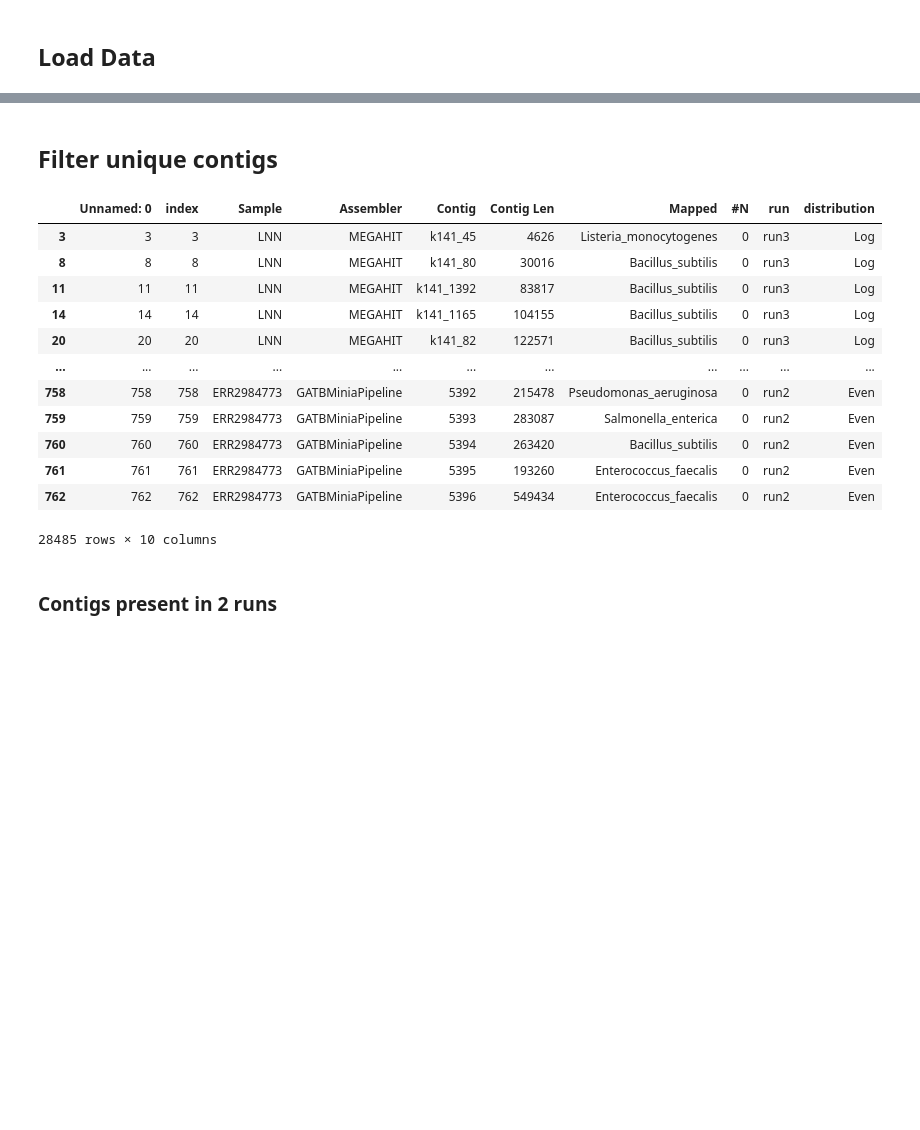
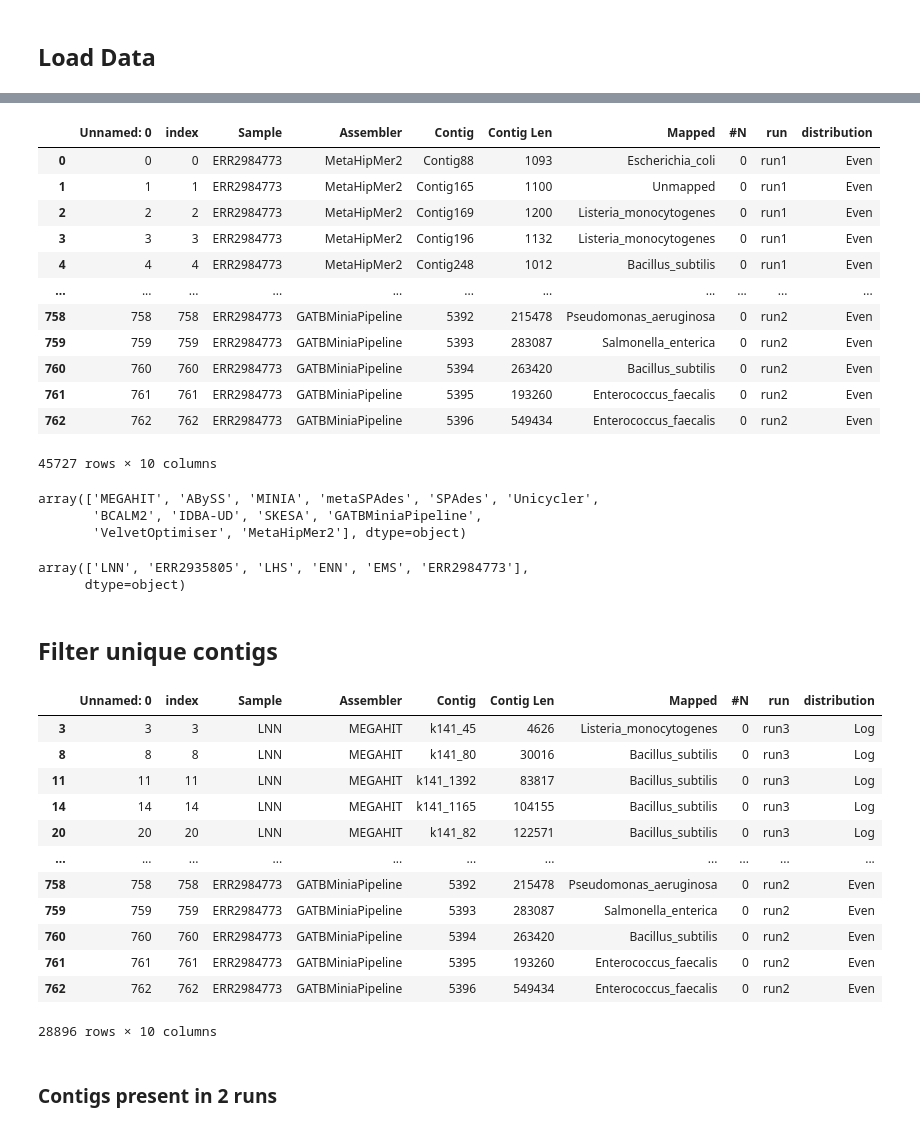
Before and after one commit to B-UMMI/LMAS_Manuscript_Analysis, a Jupyter notebook: Analysis/3. Assembler Rubustness.ipynb, the cells around one changed output, grey strips where cells are left out. Drawn from its saved outputs; the diff is of its cells as text; code cells hidden in the pictures; blank space fills up the shorter version.

```diff
--- a/Analysis/3. Assembler Rubustness.ipynb
+++ b/Analysis/3. Assembler Rubustness.ipynb
@@ -66,7 +71,35 @@ contig_size_df
+# %%
+bolinha = contig_size_df[ ~((contig_size_df['Sample'] == 'ERR2984773') & (contig_size_df['Assembler'] == 'ABySS')) ]
+bolinha[bolinha['Sample']=='ERR2984773']
+# %% [output]
+|  | Unnamed: 0 | index | Sample | Assembler | Contig | Contig Len | Mapped | #N | run | distribution |
+| 0 | 0 | 0 | ERR2984773 | MetaHipMer2 | Contig88 | 1093 | Escherichia_coli | 0 | run1 | Even |
+| 1 | 1 | 1 | ERR2984773 | MetaHipMer2 | Contig165 | 1100 | Unmapped | 0 | run1 | Even |
+| 2 | 2 | 2 | ERR2984773 | MetaHipMer2 | Contig169 | 1200 | Listeria_monocytogenes | 0 | run1 | Even |
+| 3 | 3 | 3 | ERR2984773 | MetaHipMer2 | Contig196 | 1132 | Listeria_monocytogenes | 0 | run1 | Even |
+| 4 | 4 | 4 | ERR2984773 | MetaHipMer2 | Contig248 | 1012 | Bacillus_subtilis | 0 | run1 | Even |
+| ... | ... | ... | ... | ... | ... | ... | ... | ... | ... | ... |
+| 758 | 758 | 758 | ERR2984773 | GATBMiniaPipeline | 5392 | 215478 | Pseudomonas_aeruginosa | 0 | run2 | Even |
+| 759 | 759 | 759 | ERR2984773 | GATBMiniaPipeline | 5393 | 283087 | Salmonella_enterica | 0 | run2 | Even |
+| 760 | 760 | 760 | ERR2984773 | GATBMiniaPipeline | 5394 | 263420 | Bacillus_subtilis | 0 | run2 | Even |
+| 761 | 761 | 761 | ERR2984773 | GATBMiniaPipeline | 5395 | 193260 | Enterococcus_faecalis | 0 | run2 | Even |
+| 762 | 762 | 762 | ERR2984773 | GATBMiniaPipeline | 5396 | 549434 | Enterococcus_faecalis | 0 | run2 | Even |
+45727 rows × 10 columns
+# %%
+bolinha.Assembler.unique()
+# %% [output]
+array(['MEGAHIT', 'ABySS', 'MINIA', 'metaSPAdes', 'SPAdes', 'Unicycler',
+       'BCALM2', 'IDBA-UD', 'SKESA', 'GATBMiniaPipeline',
+       'VelvetOptimiser', 'MetaHipMer2'], dtype=object)
+# %%
+bolinha.Sample.unique()
+# %% [output]
+array(['LNN', 'ERR2935805', 'LHS', 'ENN', 'EMS', 'ERR2984773'],
+      dtype=object)
 # %% [markdown]
 ## Filter unique contigs
 # %%
-df_all_runs = contig_size_df.groupby('Contig Len').filter(lambda x: len(x) == 3)
+df_all_runs = bolinha.groupby('Contig Len').filter(lambda x: len(x) == 3)
 df_all_runs
 # %% [output]
 |  | Unnamed: 0 | index | Sample | Assembler | Contig | Contig Len | Mapped | #N | run | distribution |
@@ -81,7 +114,7 @@ df_all_runs
 | 760 | 760 | 760 | ERR2984773 | GATBMiniaPipeline | 5394 | 263420 | Bacillus_subtilis | 0 | run2 | Even |
 | 761 | 761 | 761 | ERR2984773 | GATBMiniaPipeline | 5395 | 193260 | Enterococcus_faecalis | 0 | run2 | Even |
 | 762 | 762 | 762 | ERR2984773 | GATBMiniaPipeline | 5396 | 549434 | Enterococcus_faecalis | 0 | run2 | Even |
-28485 rows × 10 columns
+28896 rows × 10 columns
 # %% [markdown]
 ### Contigs present in 2 runs
 # %%
```
Also changed, not shown: parts of 11 cells of this notebook, 1 other file.
